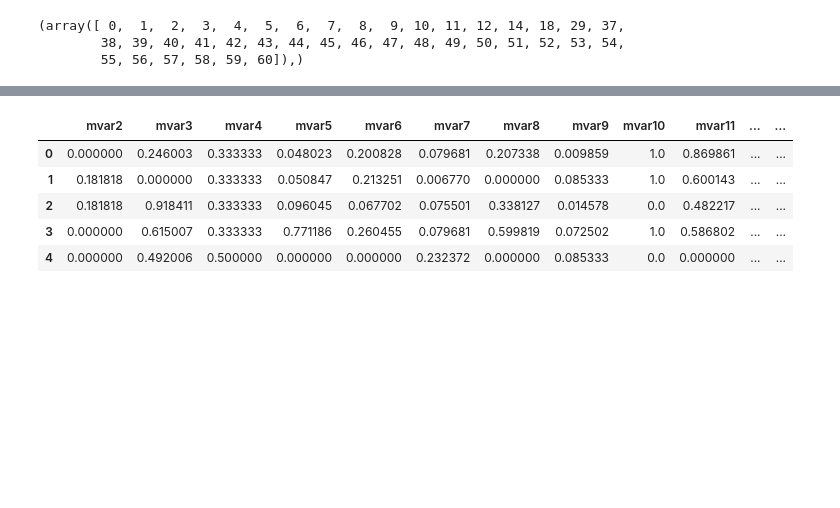
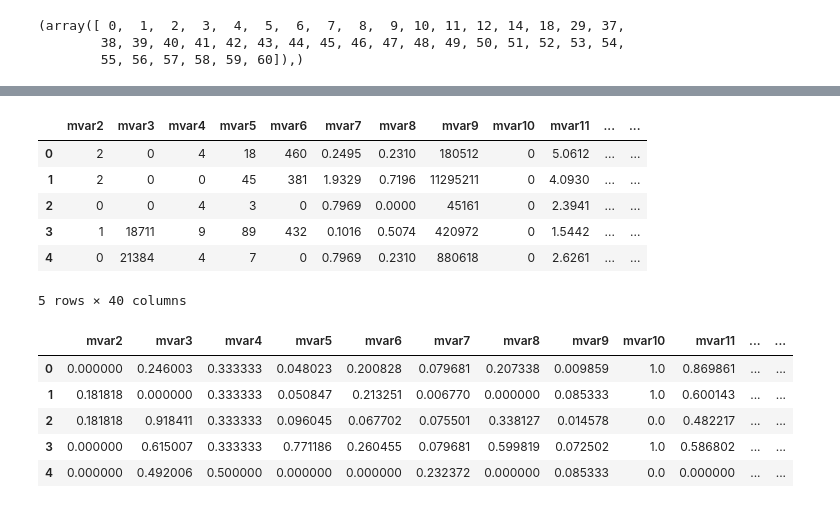
Before and after one commit to sandeepsharma-kgp/amex, a Jupyter notebook: amex.ipynb, the cells around one changed output, grey strips where cells are left out. Cells and saved outputs as stored; diff of their text form; code cells hidden in the pictures; blank space fills up the shorter version.

```diff
--- a/amex.ipynb
+++ b/amex.ipynb
@@ -172,0 +187,11 @@ r = q['index']
+# %%
+ldf1 = ldf.ix[:,r]
+ldf1.head()
+# %% [output]
+|  | mvar2 | mvar3 | mvar4 | mvar5 | mvar6 | mvar7 | mvar8 | mvar9 | mvar10 | mvar11 | ... | ... |
+| 0 | 2 | 0 | 4 | 18 | 460 | 0.2495 | 0.2310 | 180512 | 0 | 5.0612 | ... | ... |
+| 1 | 2 | 0 | 0 | 45 | 381 | 1.9329 | 0.7196 | 11295211 | 0 | 4.0930 | ... | ... |
+| 2 | 0 | 0 | 4 | 3 | 0 | 0.7969 | 0.0000 | 45161 | 0 | 2.3941 | ... | ... |
+| 3 | 1 | 18711 | 9 | 89 | 432 | 0.1016 | 0.5074 | 420972 | 0 | 1.5442 | ... | ... |
+| 4 | 0 | 21384 | 4 | 7 | 0 | 0.7969 | 0.2310 | 880618 | 0 | 2.6261 | ... | ... |
+5 rows × 40 columns
```
Also changed, not shown: parts of 50 cells of this notebook, 2 other files.
